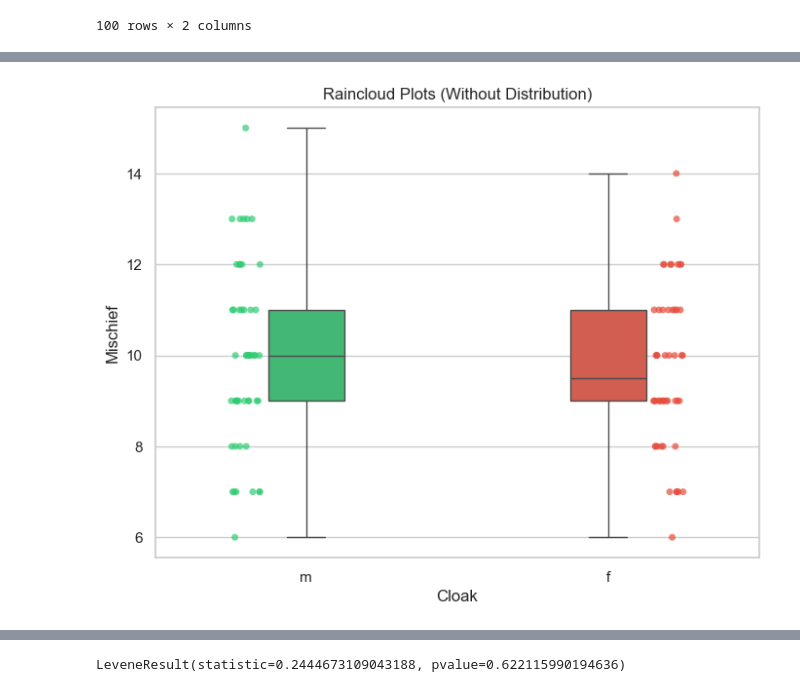
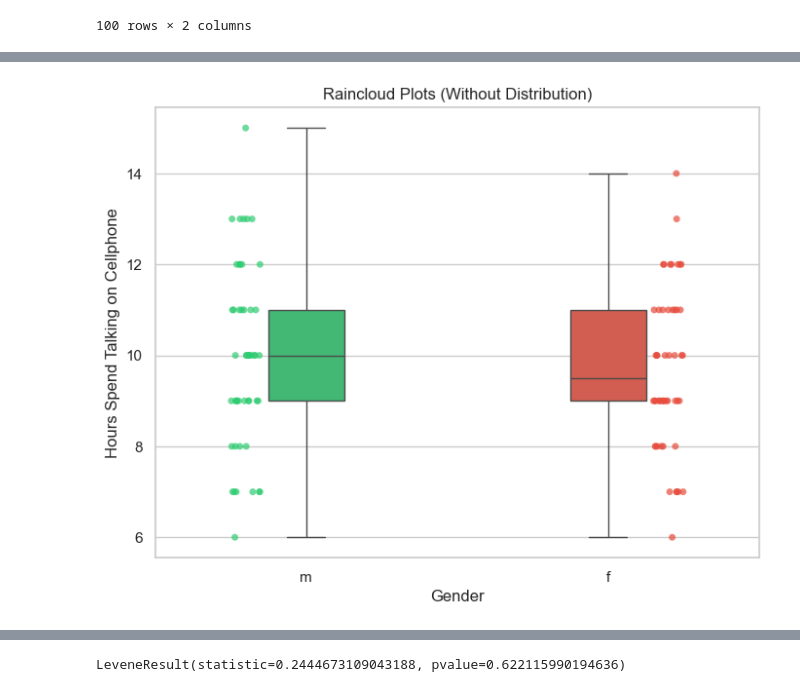
Before and after one commit to RomandRapido/APM1111, a Jupyter notebook: SA1-Lansangan/SA1_Lansangan.ipynb, the cells around one changed output, grey strips where cells are left out. Drawn from its saved outputs; the diff is of its cells as text; code cells hidden in the pictures.

```diff
--- a/SA1-Lansangan/SA1_Lansangan.ipynb
+++ b/SA1-Lansangan/SA1_Lansangan.ipynb
@@ -122,20 +264,20 @@ print(p_value_fem)
 # %%
 np.random.seed(42)
 plt.figure(figsize=(8, 6))
 sns.set(style="whitegrid")
 
 sns.stripplot(x="Gender", y="Hours_Spent", data=combined_df_no_outlier, jitter=True, dodge=True,
               hue="Gender", palette=["#2ECC71", "#E74C3C"], alpha=0.7, zorder=1, legend=False)
 
 sns.boxplot(x="Gender", y="Hours_Spent", data=combined_df_no_outlier, whis=np.inf, fliersize=0,
             hue="Gender", width=0.25, palette=["#2ECC71", "#E74C3C"], zorder=2, dodge=False, legend=False)
 
 plt.title("Raincloud Plots (Without Distribution)")
-plt.ylabel("Mischief")
-plt.xlabel("Cloak")
+plt.ylabel("Hours Spend Talking on Cellphone")
+plt.xlabel("Gender")
 plt.show()
 # %% [output]
-[figure, old version]
+[figure, new version]
 # %% [markdown]
 ## Assumption 6
 You have homogeneity of variances (i.e., the variance of the dependent variable is equal in each group of your independent variable).
```
Also changed, not shown: parts of 38 cells of this notebook.
